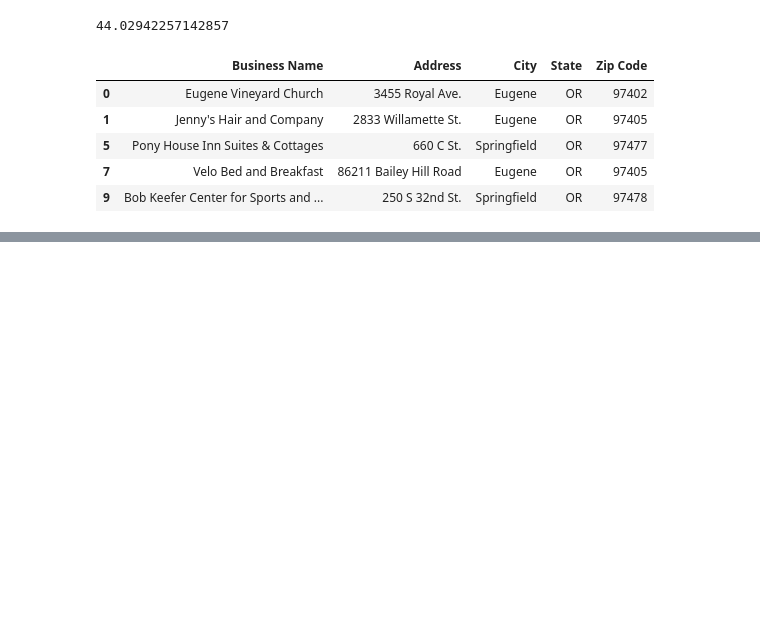
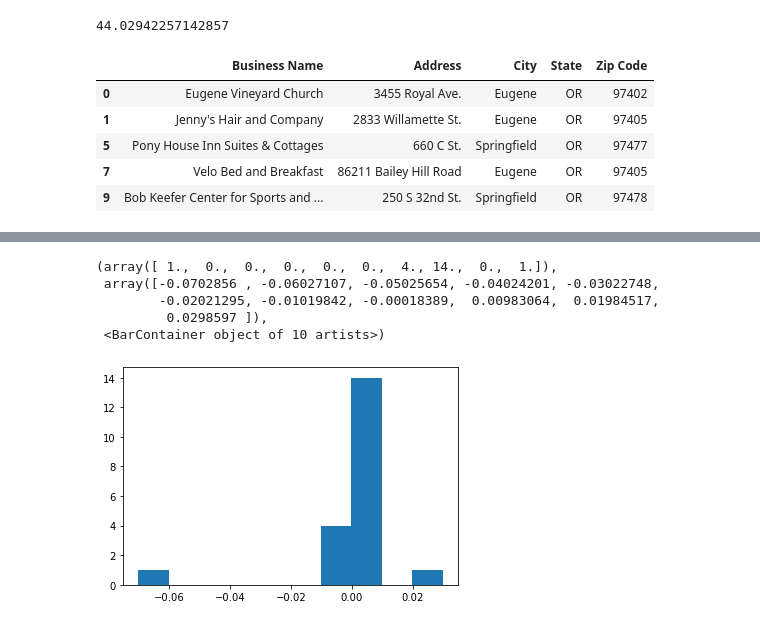
Before and after one commit to dongmeic/BikeCounting, a Jupyter notebook: BikeMap/Bike_Friendly_Businesses.ipynb, the cells around one changed output, grey strips where cells are left out. Drawn from its saved outputs; the diff is of its cells as text; code cells hidden in the pictures; blank space fills up the shorter version.

```diff
--- a/BikeMap/Bike_Friendly_Businesses.ipynb
+++ b/BikeMap/Bike_Friendly_Businesses.ipynb
@@ -305,0 +411,10 @@ matches0['Latitude'] = matches0.FullAddress.apply(lambda x: float(getCoordinates
+# %%
+# compare latitude values got from getCoordinates and manual searching
+plt.hist(matches0_edited.Latitude.values - matches0.Latitude.values)
+# %% [output]
+(array([ 1.,  0.,  0.,  0.,  0.,  0.,  4., 14.,  0.,  1.]),
+ array([-0.0702856 , -0.06027107, -0.05025654, -0.04024201, -0.03022748,
+        -0.02021295, -0.01019842, -0.00018389,  0.00983064,  0.01984517,
+         0.0298597 ]),
+ <BarContainer object of 10 artists>)
+[figure, added]
```
Also changed, not shown: parts of 32 cells of this notebook, 4 other files.
